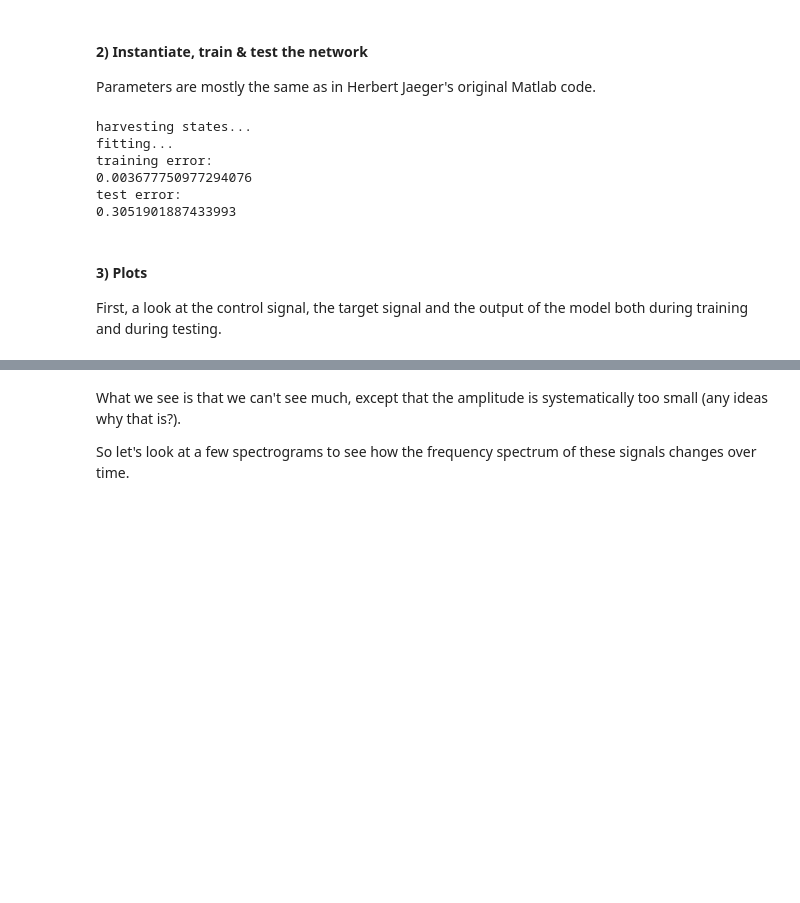
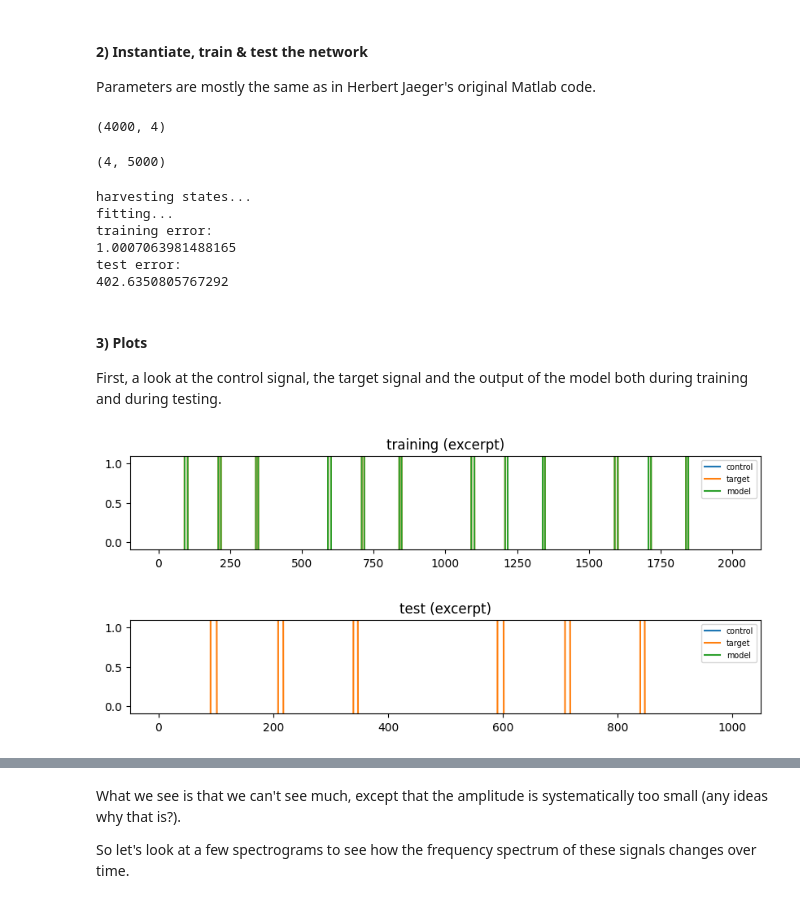
Before and after one commit to akerwick/pyESN, a Jupyter notebook: hh_gen.ipynb, the cells around one changed output, grey strips where cells are left out. Saved outputs shown, nothing was run; the diff lists cells and outputs as text; code cells hidden in the pictures; blank space fills up the shorter version.

```diff
--- a/hh_gen.ipynb
+++ b/hh_gen.ipynb
@@ -52,37 +134,68 @@ test_ctrl, test_output  = frequency_control[traintest_cutoff:],frequency_output[
 # %% [markdown]
 #### 2) Instantiate, train & test the network
 Parameters are mostly the same as in Herbert Jaeger's original Matlab code.
+# %%
+u_train.shape
+# %% [output]
+(4000, 4)
+# %%
+u_train.shape[1:]
+# %% [output]
+(4, 5000)
 # %%
-esn = ESN(n_inputs = 2,
-          n_outputs = 1,
+esn = ESN(n_inputs = u.shape[1],
+          n_outputs = y.shape[1],
           n_reservoir = 200,
           spectral_radius = 0.25,
           sparsity = 0.95,
           noise = 0.001,
-          input_shift = [0,0],
-          input_scaling = [0.01, 3],
-          teacher_scaling = 1.12,
-          teacher_shift = -0.7,
-          out_activation = np.tanh,
-          inverse_out_activation = np.arctanh,
-          random_state = rng,
+#           input_shift = [0,0],
+#           input_scaling = [0.01, 3],
+#           teacher_scaling = 1.12,
+#           teacher_shift = -0.7,
+          #out_activation = np.tanh,
+          #inverse_out_activation = np.arctanh,
+          random_state = random_state,
           silent = False)
 
-pred_train = esn.fit(train_ctrl,train_output)
+pred_train = esn.fit(u_train,y_train)
 
 print("test error:")
-pred_test = esn.predict(test_ctrl)
-print(np.sqrt(np.mean((pred_test - test_output)**2)))
+pred_test = esn.predict(u_test)
+print(np.sqrt(np.mean((pred_test - y_test)**2)))
 # %% [output]
 harvesting states...
 fitting...
 training error:
-0.003677750977294076
+1.0007063981488165
 test error:
-0.3051901887433993
+402.6350805767292
 # %% [markdown]
 #### 3) Plots
 First, a look at the control signal, the target signal and the output of the model both during training and during testing.
+# %%
+window_tr = range(int(len(y_train)/4),int(len(y_train)/4+2000))
+plt.figure(figsize=(10,1.5))
+plt.plot(u_train[window_tr,1],label='control')
+plt.plot(y_train[window_tr],label='target')
+plt.plot(pred_train[window_tr],label='model')
+plt.legend(fontsize='x-small')
+plt.title('training (excerpt)')
+plt.ylim([-0.1,1.1])
+plt.show()
+
+window_test = range(1000)
+plt.figure(figsize=(10,1.5))
+plt.plot(u_test[window_test,1],label='control')
+plt.plot(y_test[window_test],label='target')
+plt.plot(pred_test[window_test],label='model')
+plt.legend(fontsize='x-small')
+plt.title('test (excerpt)')
+plt.ylim([-0.1,1.1]);
+plt.show()
+# %% [output]
+[figure, added]
+[figure, added]
 # %%
 window_tr = range(int(len(train_output)/4),int(len(train_output)/4+2000))
 plt.figure(figsize=(10,1.5))
```
Also changed, not shown: parts of 13 cells of this notebook, 2 other files.
